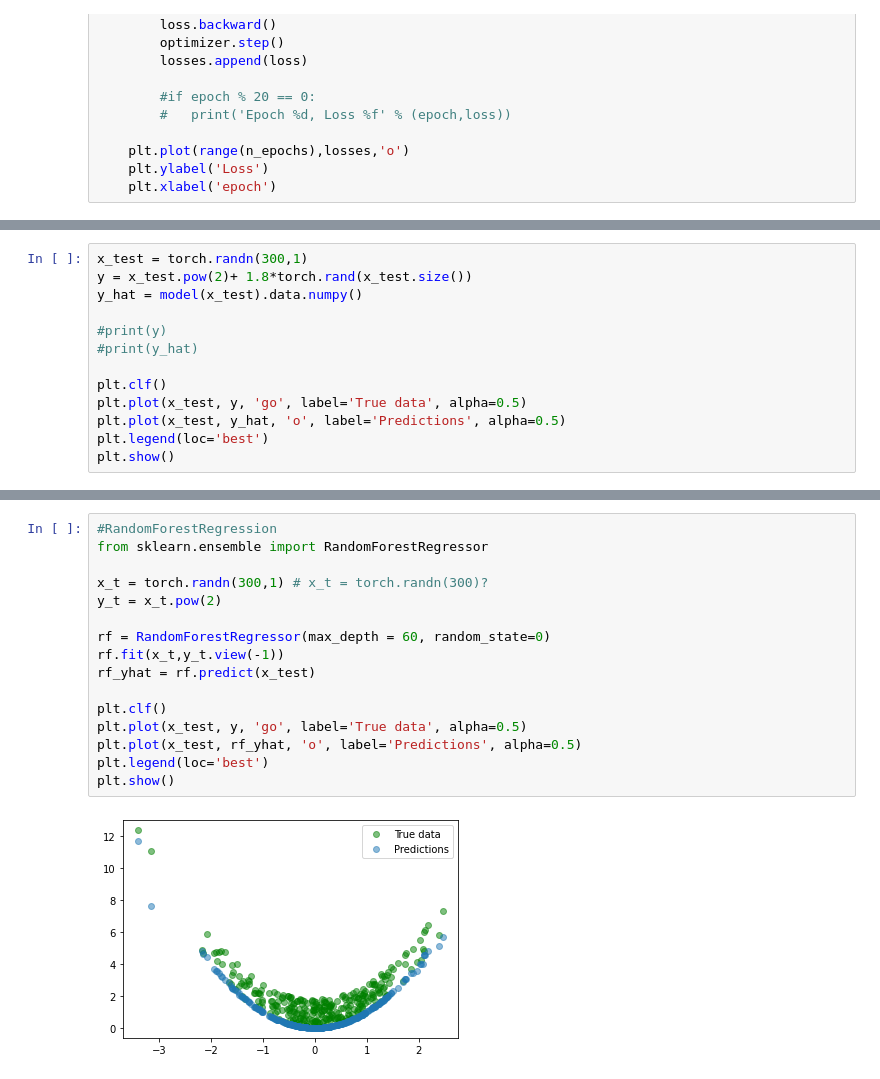
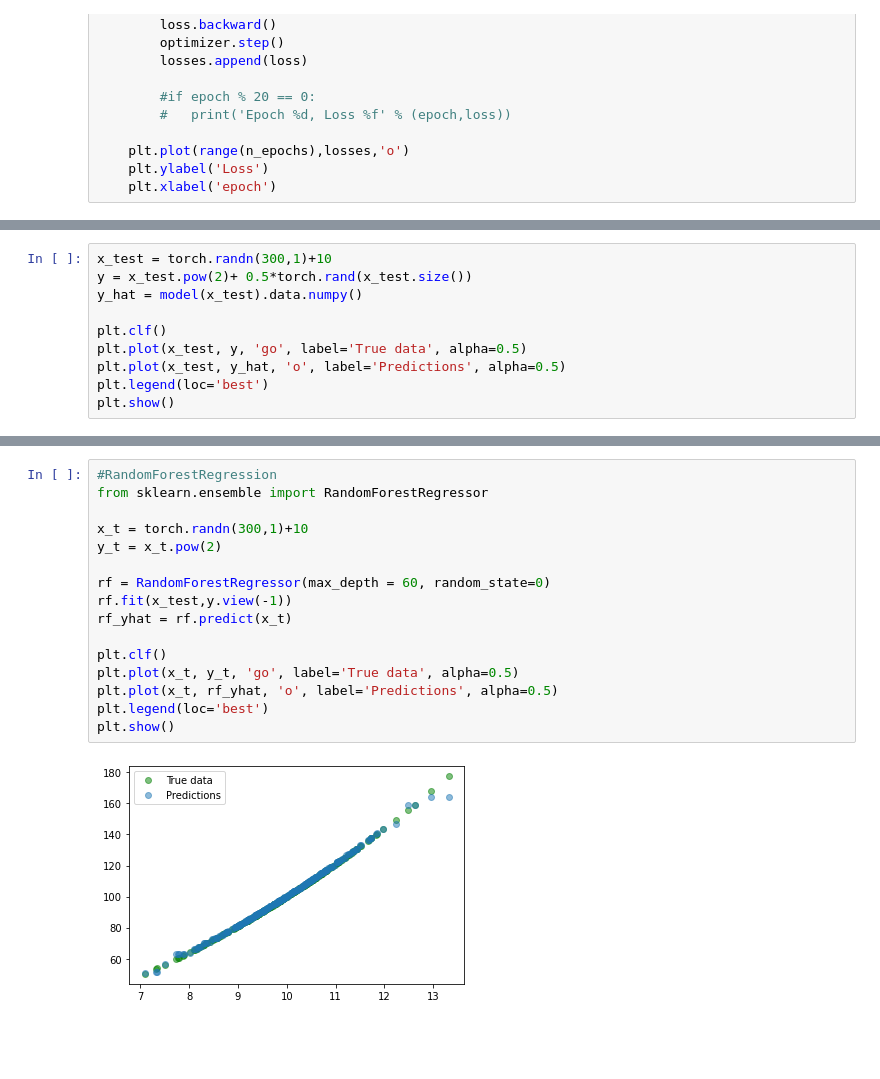
Before and after one commit to ramruntai/python_progamming, a Jupyter notebook: Recap_Pytorch_NN.ipynb, the cells around one changed output, grey strips where cells are left out. Saved outputs shown, nothing was run; the diff lists cells and outputs as text; blank space fills up the shorter version.

```diff
--- a/Recap_Pytorch_NN.ipynb
+++ b/Recap_Pytorch_NN.ipynb
@@ -386,10 +410,7 @@ tensor([ 2.5338, -0.2390, -0.8577, -1.0821, -0.3321,  2.8903, -0.2099, -1.4064,
 # %%
-x_test = torch.randn(300,1)
-y = x_test.pow(2)+ 1.8*torch.rand(x_test.size())
+x_test = torch.randn(300,1)+10
+y = x_test.pow(2)+ 0.5*torch.rand(x_test.size())
 y_hat = model(x_test).data.numpy()
-
-#print(y)
-#print(y_hat)
 
 plt.clf()
 plt.plot(x_test, y, 'go', label='True data', alpha=0.5)
@@ -401,18 +422,18 @@ plt.show()
 # %%
 #RandomForestRegression
 from sklearn.ensemble import RandomForestRegressor
 
-x_t = torch.randn(300,1) # x_t = torch.randn(300)?
+x_t = torch.randn(300,1)+10
 y_t = x_t.pow(2)
 
 rf = RandomForestRegressor(max_depth = 60, random_state=0)
-rf.fit(x_t,y_t.view(-1))
-rf_yhat = rf.predict(x_test)
+rf.fit(x_test,y.view(-1))
+rf_yhat = rf.predict(x_t)
 
 plt.clf()
-plt.plot(x_test, y, 'go', label='True data', alpha=0.5)
-plt.plot(x_test, rf_yhat, 'o', label='Predictions', alpha=0.5)
+plt.plot(x_t, y_t, 'go', label='True data', alpha=0.5)
+plt.plot(x_t, rf_yhat, 'o', label='Predictions', alpha=0.5)
 plt.legend(loc='best')
 plt.show()
 # %% [output]
-[figure, old version]
+[figure, new version]
```
Also changed, not shown: parts of 13 cells of this notebook.
